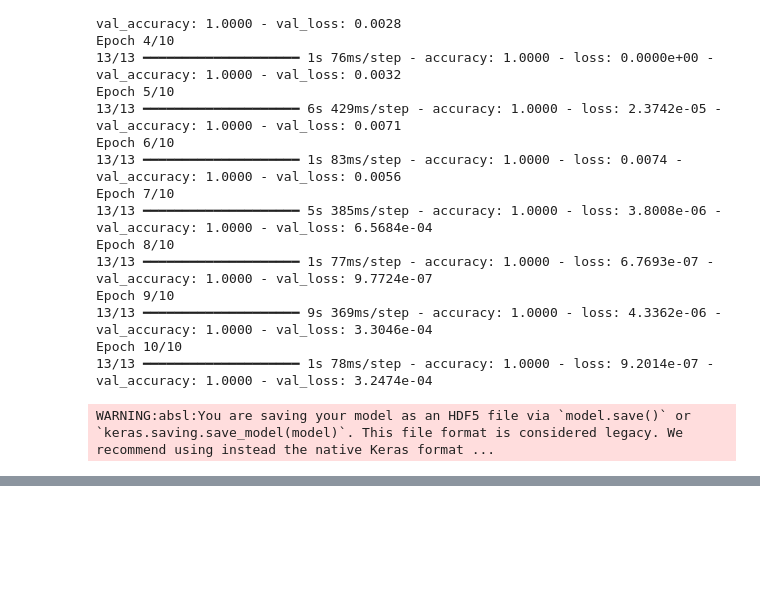
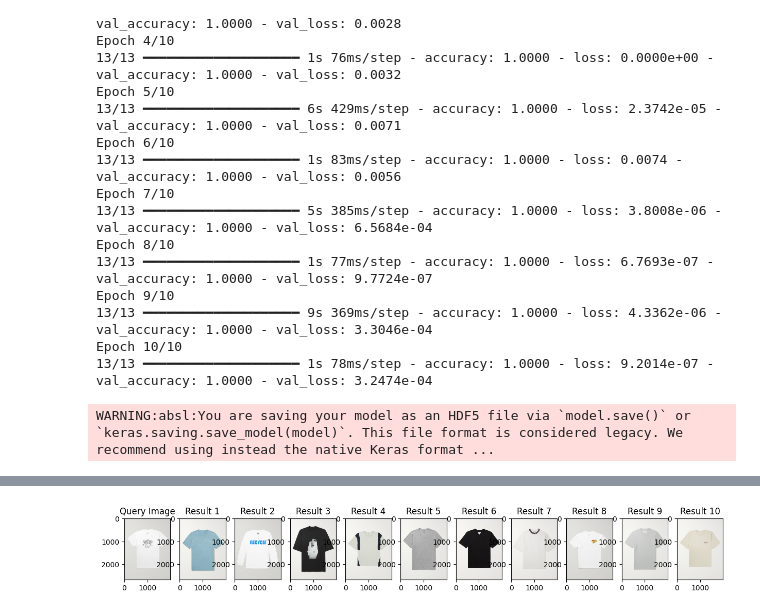
Before and after one commit to DaviCampos09/sistema_recomendacao, a Jupyter notebook: sistema_de_recomendacao.ipynb, the cells around one changed output, grey strips where cells are left out. Cells and saved outputs as stored; diff of their text form; code cells hidden in the pictures; blank space fills up the shorter version.

```diff
--- a/sistema_de_recomendacao.ipynb
+++ b/sistema_de_recomendacao.ipynb
@@ -256,12 +261,9 @@ def plot_results(query_image_path, results):
 # %%
-if __name__ == '__main__':
-    # Carregamento do modelo
-    model = load_model(MODEL_SAVE_PATH)
+class_name = 'bicicleta'
+query_image_path = QUERY_IMAGES[class_name]
 
-    # Recomendacao e visualizacao para cada classe
-    for class_name, query_image_path in QUERY_IMAGES.items():
-        print(f'Resultados para a classe: {class_name}')
-        query_image = cv2.imread(query_image_path)
-        results = recommend_similar_items(model, query_image, DATASET_PATH, top_n=10, max_images_per_class=10)  # Limitar a 10 itens
-        plot_results(query_image_path, results)
+print(f'Resultados para a classe: {class_name}')
+query_image = cv2.imread(query_image_path)
+results = recommend_similar_items(model, query_image, DATASET_PATH, top_n=10, max_images_per_class=10)  # Limitar a 10 itens
+plot_results(query_image_path, results)
 # %% [output]
@@ -303,0 +296,9 @@ Resultados para a classe: camiseta
+# %%
+class_name = 'camiseta'
+query_image_path = QUERY_IMAGES[class_name]
+
+print(f'Resultados para a classe: {class_name}')
+query_image = cv2.imread(query_image_path)
+results = recommend_similar_items(model, query_image, DATASET_PATH, top_n=10, max_images_per_class=10)  # Limitar a 10 itens
+plot_results(query_image_path, results)
+# %% [output]
@@ -303,0 +322 @@ Resultados para a classe: camiseta
+[figure, added]
```
Also changed, not shown: parts of 5 cells of this notebook.
